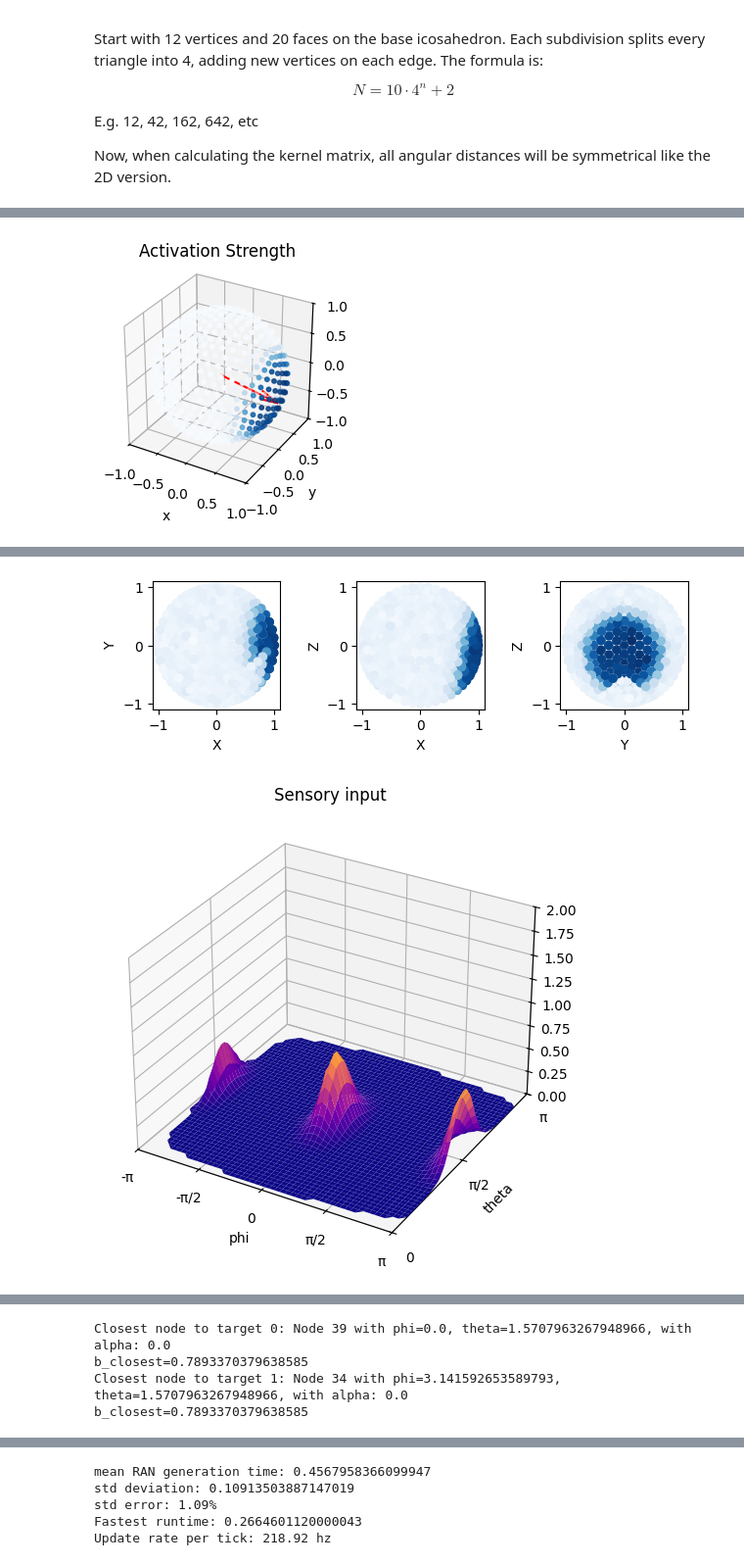
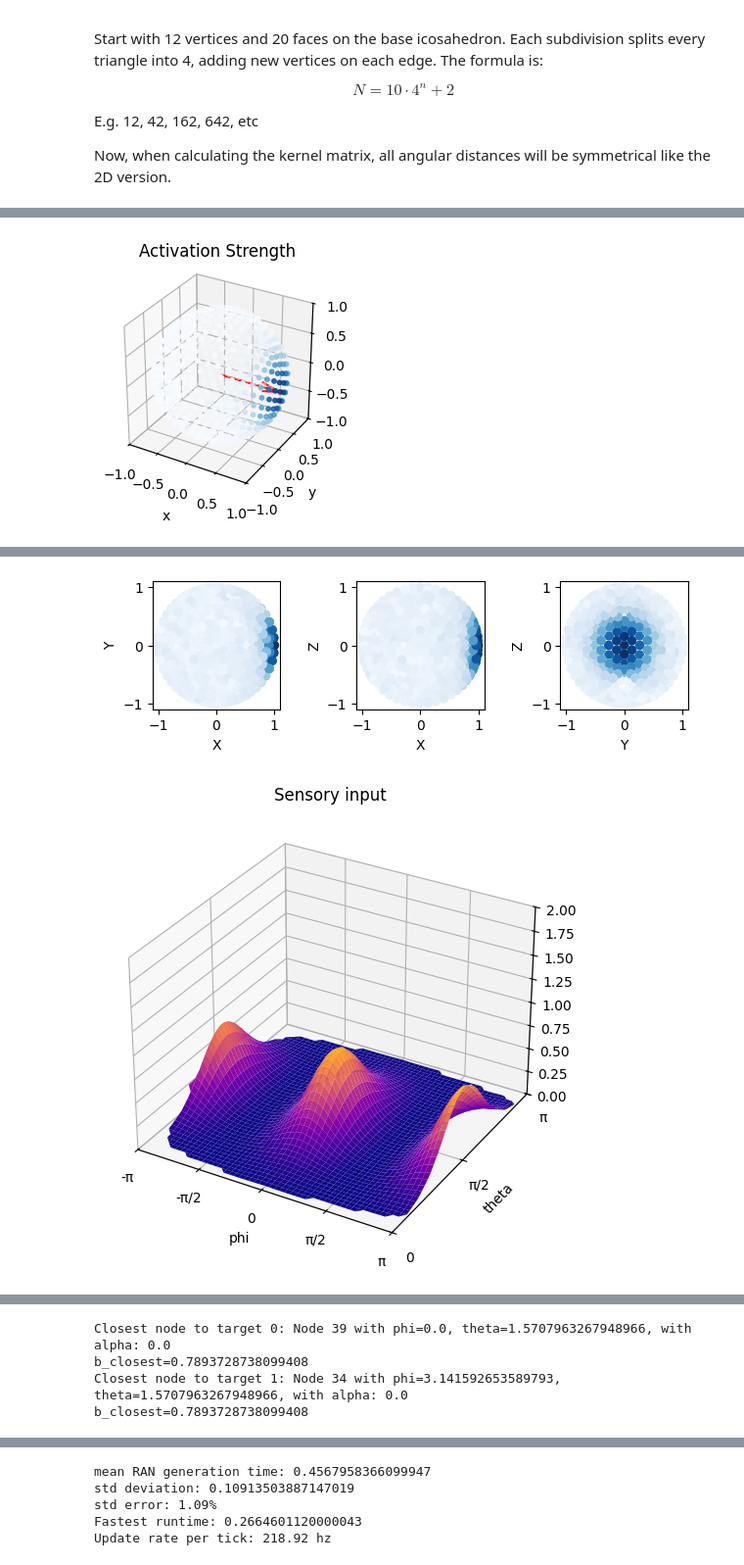
Before and after one commit to noah-ginzburg/RANController, a Jupyter notebook: RAN/mean_field_model_3d.ipynb, the cells around one changed output, grey strips where cells are left out. Shown at 98% size. Cells and saved outputs as stored; diff of their text form; code cells hidden in the pictures.

```diff
--- a/RAN/mean_field_model_3d.ipynb
+++ b/RAN/mean_field_model_3d.ipynb
@@ -347,8 +347,8 @@ beta = 1.5
 v = 0.5
 dt = 0.1
 sigma = 1.5
-kappa = 20.0
-u = 6.5
+kappa = 5.0
+u = 32.0
 
 target1 = [2.0, 0, np.pi/2, 20.0]   #distance, phi, theta, quality
 target2 = [2.0, (-np.pi), np.pi/2, 20.0]   #distance, phi, theta, quality
@@ -356,5 +516,7 @@ targets = [target1, target2]
 # %%
+
 # Node positions and connectivity
+v=0.3
 alphas, M = genetate_connection_matrix(nodes, v)
 
 fig, ax = plt.subplots(figsize=(5, 5))
@@ -368,5 +530,5 @@ plt.tight_layout()
 plt.show()
 
 plot_kernel_3panel(nodes, M)
-plot_kernel_one_node(0.0, 0.0, nodes, M)
+plot_kernel_one_node(0.0, 0.0, nodes, M, v)
 # %% [output]
@@ -388,7 +550,7 @@ target2 = [2.0, (np.pi), np.pi/2, 20.0]
 targets = [target1, target2]
 
 T = 400
-u=30.0
+u=32.0
 sigma=1.5
 b = generate_sensory_input(nodes, targets, kappa)
 # b = generate_equal_sensory_input(nodes, targets, kappa)
@@ -457 +619 @@ for j in range(len(targets)):
-[figure, old version]
+[figure, new version]
@@ -459,2 +621,2 @@ Widget(value='<iframe src="http://localhost:45421/index.html?ui=P_0x7fadf29fd270
-[figure, old version]
+[figure, new version]
-[figure, old version]
+[figure, new version]
@@ -462,7 +624,7 @@ Widget(value='<iframe src="http://localhost:45421/index.html?ui=P_0x7fadf29fd270
 Closest node to target 0: Node 39 with phi=0.0, theta=1.5707963267948966, with alpha: 0.0
-b_closest=0.7893370379638585
+b_closest=0.7893728738099408
 Closest node to target 1: Node 34 with phi=3.141592653589793, theta=1.5707963267948966, with alpha: 0.0
-b_closest=0.7893370379638585
+b_closest=0.7893728738099408
 # %%
 # Static RAN run, with multiple u's
 
```
Also changed, not shown: parts of 9 cells of this notebook, 8 other files.
